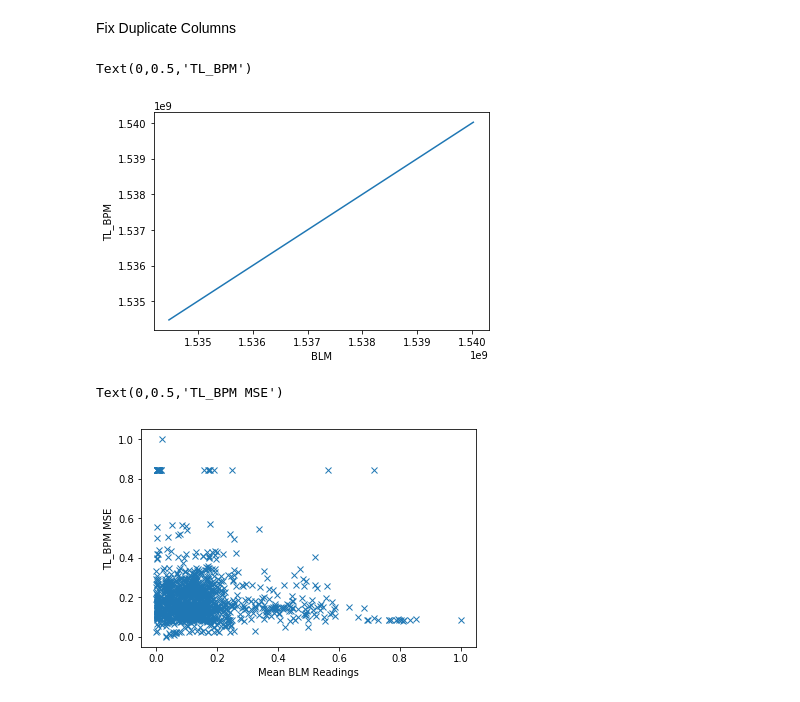
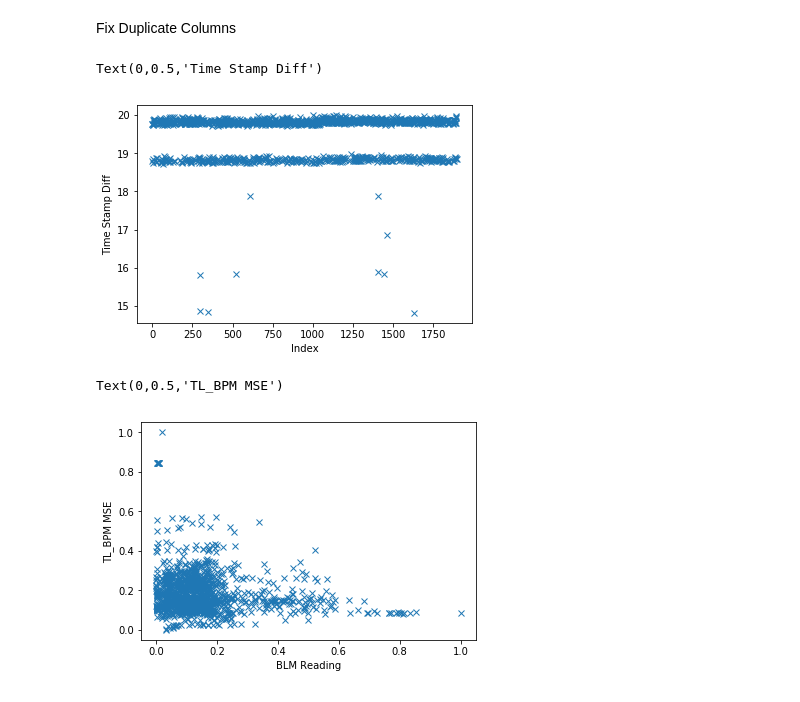
Before and after one commit to mfer0010/BscThesis, a Jupyter notebook: Jupyter Notebook Code/09_BLM and BPM.ipynb, the cells around one changed output. Saved outputs shown, nothing was run; the diff lists cells and outputs as text; code cells hidden in the pictures.

Commit message:
Started Anomaly Detection on merged datasets

```diff
--- a/Jupyter Notebook Code/09_BLM and BPM.ipynb
+++ b/Jupyter Notebook Code/09_BLM and BPM.ipynb
@@ -44,7 +44,7 @@ while TL_BPM['Time Stamp'][i] < start_time:
 # %% [markdown]
 ## Match TimeStamps
 # %%
-def match_datasets(df_1, col_index_1, df_2, col_index_2, epsilon):
+def match_datasets(df_1, col_index_1, df_2, col_index_2, lower_epsilon, upper_epsilon):
     #col_indexes are the names of the columns to search (eg. 'Time Stamp')
     #Epsilon is the tolerance in seconds
 
@@ -62,7 +62,8 @@ def match_datasets(df_1, col_index_1, df_2, col_index_2, epsilon):
     i = 0 #keeps track of index of df_1
     j = 0 #keeps track of index of df_2
     while i < len(df_1[col_index_1])-1 and j < len(df_2[col_index_2])-1:
-        if abs(df_1[col_index_1][i]-df_2[col_index_2][j]) < epsilon:
+        #if abs(df_1[col_index_1][i]-df_2[col_index_2][j]) < epsilon:
+        if (df_1[col_index_1][i]-df_2[col_index_2][j]) > lower_epsilon and (df_1[col_index_1][i]-df_2[col_index_2][j]) < upper_epsilon:
             #Case 1:
             #Points matched
             matched = matched + 1
@@ -78,7 +79,8 @@ def match_datasets(df_1, col_index_1, df_2, col_index_2, epsilon):
             i = i + 1
             dropped_df_1 = dropped_df_1 + 1
             while df_1[col_index_1][i] < df_2[col_index_2][j]:
-                if abs(df_1[col_index_1][i]-df_2[col_index_2][j]) < epsilon:
+                #if abs(df_1[col_index_1][i]-df_2[col_index_2][j]) < epsilon:
+                if (df_1[col_index_1][i]-df_2[col_index_2][j]) > lower_epsilon and (df_1[col_index_1][i]-df_2[col_index_2][j]) < upper_epsilon:
                     #Points Matched
                     matched = matched + 1
                     i = i + 1
@@ -92,7 +94,8 @@ def match_datasets(df_1, col_index_1, df_2, col_index_2, epsilon):
             j = j + 1
             dropped_df_2 = dropped_df_2 + 1
             while df_1[col_index_1][i] > df_2[col_index_2][j]:
-                if abs(df_1[col_index_1][i]-df_2[col_index_2][j]) < epsilon:
+                #if abs(df_1[col_index_1][i]-df_2[col_index_2][j]) < epsilon:
+                if (df_1[col_index_1][i]-df_2[col_index_2][j]) > lower_epsilon and (df_1[col_index_1][i]-df_2[col_index_2][j]) < upper_epsilon:
                     #Points Matched
                     matched = matched + 1
                     i = i + 1
@@ -112,5 +115,5 @@ def match_datasets(df_1, col_index_1, df_2, col_index_2, epsilon):
 
     return df
 # %%
-df = match_datasets(BLM,'Time Stamp',TL_BPM,'Time Stamp', 50)
+df = match_datasets(BLM,'Time Stamp',TL_BPM,'Time Stamp', 14 ,20)
 # %% [output]
@@ -132,21 +135,26 @@ Fix Duplicate Columns
 # %%
 cols = []
 count = 1
+count2 = 1
 for column in df.columns:
     if column == 'Time Stamp':
         cols.append('Time Stamp '+str(count))
         count+=1
         continue
+    elif column == 'index':
+        cols.append('index '+str(count2))
+        count2+=1
+        continue
     cols.append(column)
 df.columns = cols
 # %%
 plt.figure()
-plt.plot(df['Time Stamp 1'], df['Time Stamp 2'])
-plt.xlabel('BLM')
-plt.ylabel('TL_BPM')
+plt.plot(df['index 1'],df['Time Stamp 1']-df['Time Stamp 2'],'x')
+plt.xlabel('Index')
+plt.ylabel('Time Stamp Diff')
 # %% [output]
-Text(0,0.5,'TL_BPM')
+Text(0,0.5,'Time Stamp Diff')
-[figure, old version]
+[figure, new version]
 # %%
 plt.figure()
 plt.plot(df['Reading 1'], df['MSE'],'x')
@@ -154,4 +162,4 @@ plt.xlabel('BLM Reading')
 plt.ylabel('TL_BPM MSE')
 # %% [output]
 Text(0,0.5,'TL_BPM MSE')
-[figure, old version]
+[figure, new version]
```
Also changed, not shown: parts of 1 cell of this notebook, 2 other files.
